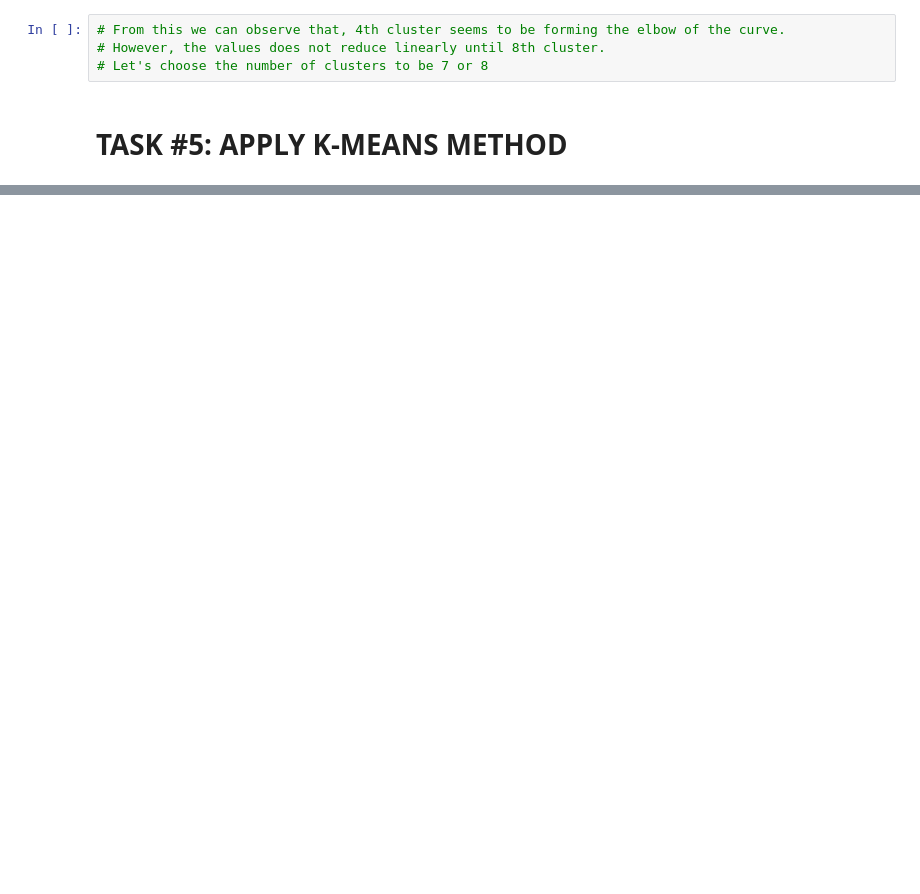
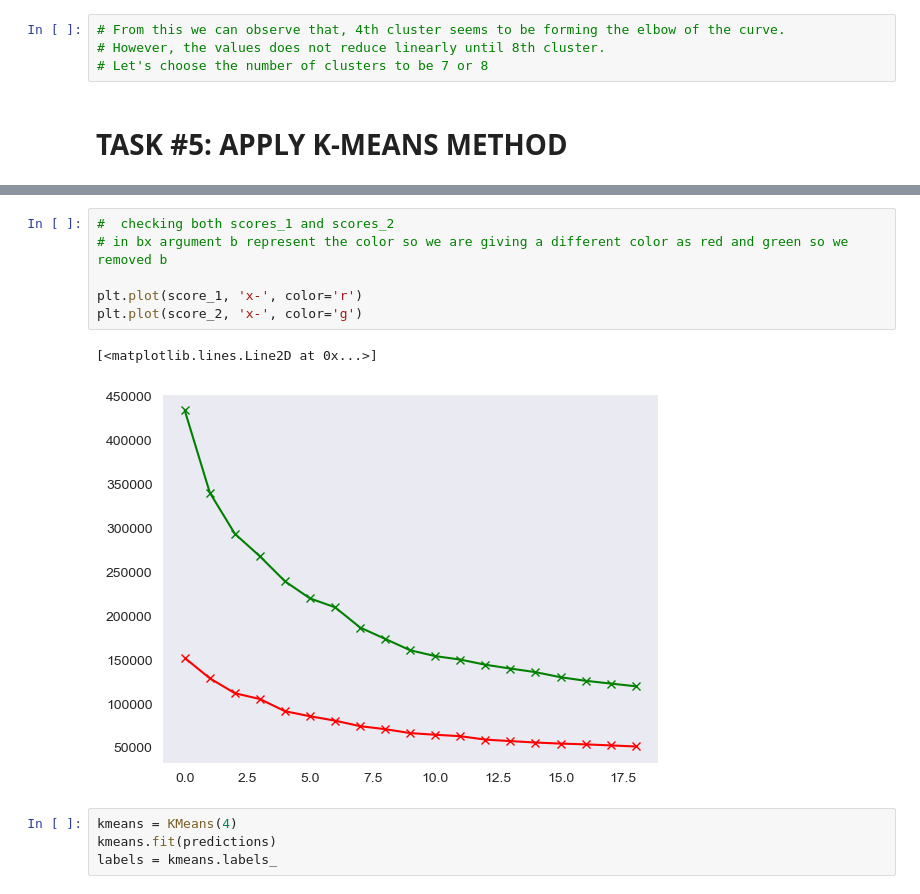
Before and after one commit to ranjansinghds/Marketing_Department_Project, a Jupyter notebook: Market_Department_Project.ipynb, the cells around one changed output, grey strips where cells are left out. Saved outputs shown, nothing was run; the diff lists cells and outputs as text; blank space fills up the shorter version.

```diff
--- a/Market_Department_Project.ipynb
+++ b/Market_Department_Project.ipynb
@@ -317,0 +592,13 @@ Text(0, 0.5, 'Score WCSS')
+# %%
+#  checking both scores_1 and scores_2
+# in bx argument b represent the color so we are giving a different color as red and green so we removed b
+
+plt.plot(score_1, 'x-', color='r')
+plt.plot(score_2, 'x-', color='g')
+# %% [output]
+[<matplotlib.lines.Line2D at 0x...>]
+[figure, added]
+# %%
+kmeans = KMeans(4)
+kmeans.fit(predictions)
+labels = kmeans.labels_
```
Also changed, not shown: parts of 36 cells of this notebook, 3 other files.
